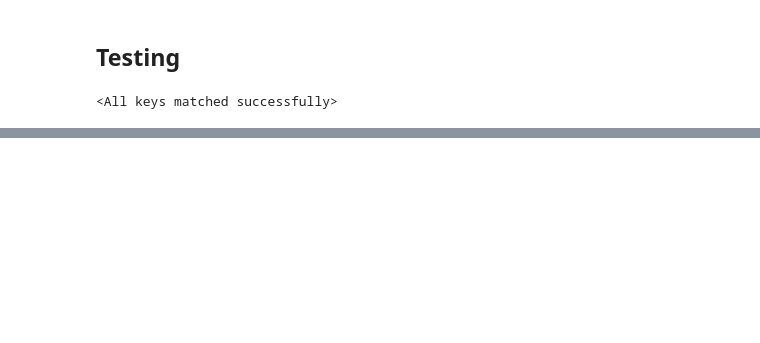
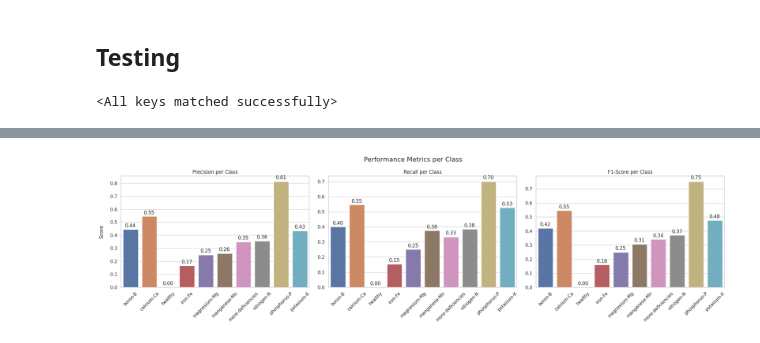
Before and after one commit to encars28/CoLeaf-CNN, a Jupyter notebook: main.ipynb, the cells around one changed output, grey strips where cells are left out. Saved outputs shown, nothing was run; the diff lists cells and outputs as text; code cells hidden in the pictures; blank space fills up the shorter version.

```diff
--- a/main.ipynb
+++ b/main.ipynb
@@ -94,2 +87,6 @@ test_loader  = DataLoader(test_dataset, batch_size=BATCH_SIZE, shuffle=False, nu
+# %%
+train_loader = DataLoader(train_dataset, batch_size=BATCH_SIZE, shuffle=True, num_workers=WORKERS, pin_memory=True)
+val_loader  = DataLoader(val_dataset, batch_size=BATCH_SIZE, shuffle=False, num_workers=WORKERS, pin_memory=True)
+test_loader  = DataLoader(test_dataset, batch_size=BATCH_SIZE, shuffle=False, num_workers=WORKERS, pin_memory=True)
 # %% [markdown]
 ## Training
@@ -222,7 +165,0 @@ The dataset consists of images of coffee leaves with varios nutrient deficiencie
-# %%
-images = []
-for i in range(max(dataset.labels)+1):
-    images.append(dataset.labels.count(i))
-
-df = pd.DataFrame({"Class": dataset.classes, "Number of images": images})
-display(df)
@@ -253,0 +211,2 @@ plt.show()
+# %%
+df_metrics = pd.read_csv(os.path.join(OUTPUT_PATH, f"metrics/classification_report_{MODEL_VERSION}.csv"), sep=';')
@@ -253,0 +228,41 @@ plt.show()
+# %%
+df_class_metrics = df_metrics.drop('average')
+
+fig, axes = plt.subplots(1, 3, figsize=(22, 6))
+fig.suptitle('Performance Metrics per Class', fontsize=16)
+
+metrics_to_plot = ['precision', 'recall', 'f1']
+titles = ['Precision per Class', 'Recall per Class', 'F1-Score per Class']
+
+for i, metric in enumerate(metrics_to_plot):
+    ax = axes[i]
+
+    sns.barplot(
+        x=df_class_metrics.index,
+        y=df_class_metrics[metric],
+        ax=ax,
+        hue=df_class_metrics.index
+    )
+
+    ax.set_title(titles[i])
+    ax.set_xlabel('')
+    if i == 0:
+        ax.set_ylabel('Score', labelpad=15)
+    else:
+        ax.set_ylabel('')
+
+    ax.tick_params(axis='x', rotation=45)
+
+    # Add the value on top of each bar
+    for p in ax.patches:
+        ax.annotate(f'{p.get_height():.2f}',
+                    (p.get_x() + p.get_width() / 2., p.get_height()),
+                    ha='center', va='center',
+                    xytext=(0, 9),
+                    textcoords='offset points')
+
+plt.tight_layout()
+plt.savefig(os.path.join(OUTPUT_PATH, f"graphs/metrics_barchart_{MODEL_VERSION}.png"))
+plt.show()
+# %% [output]
+[figure, added]
```
Also changed, not shown: parts of 36 cells of this notebook, 15 other files.
